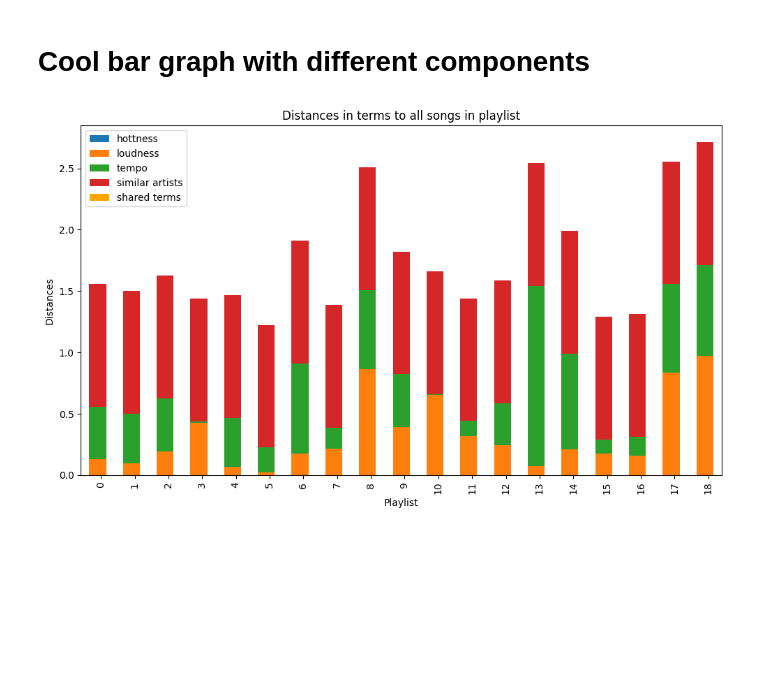
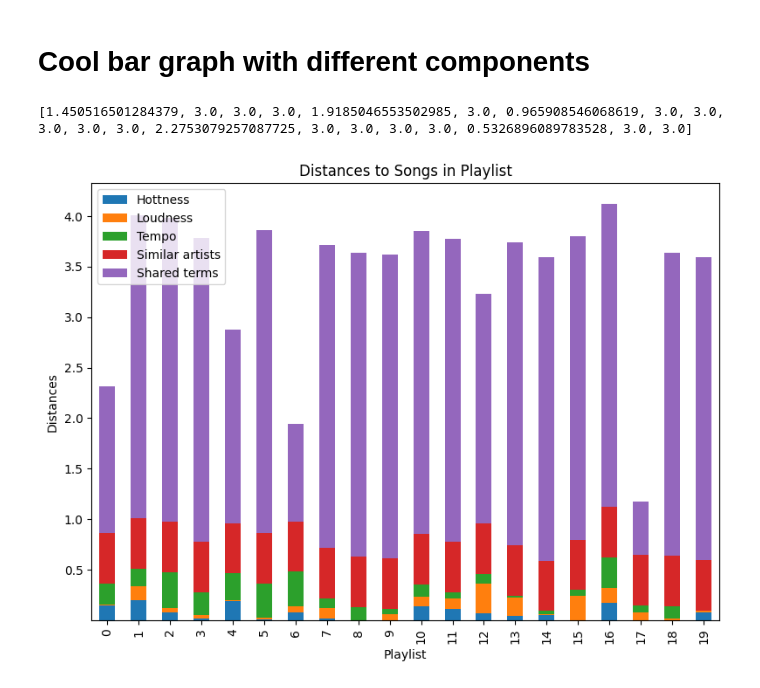
Before and after one commit to agarfel/CSE204-Project, a Jupyter notebook: model_study.ipynb, the cells around one changed output. Drawn from its saved outputs; the diff is of its cells as text; code cells hidden in the pictures; blank space fills up the shorter version.

```diff
--- a/model_study.ipynb
+++ b/model_study.ipynb
@@ -233,73 +199,73 @@ print(closest_n(songrec, playlist, 3))
 # Cool bar graph with different components
 # %%
 def bar_graph_data(songrec, pl, alphas = [1,1,1,1,1]):
-    hottness = [bd.distance(songrec, song, alphas, 'hottness') for song in pl]
-    loudness = [bd.distance(songrec, song, alphas, 'loudness') for song in pl]
-    tempo = [bd.distance(songrec, song, alphas, 'tempo') for song in pl]
-    similar_artists = [bd.distance(songrec, song, alphas, 'similar') for song in pl]
-    shared_terms = [bd.distance(songrec, song, alphas, 'terms') for song in pl]
+    hottness = [bd.distance(songrec, song, alphas, feature ='hottness') for song in pl]
+    loudness = [bd.distance(songrec, song, alphas, feature='loudness') for song in pl]
+    tempo = [bd.distance(songrec, song, alphas, feature='tempo') for song in pl]
+    similar_artists = [bd.distance(songrec, song, alphas, feature='similar') for song in pl]
+    shared_terms = [bd.distance(songrec, song, alphas, feature='terms') for song in pl]
 
     return hottness, loudness, tempo, similar_artists, shared_terms
 # %%
-
+import random
 #DATA
 
 # define songrec
 # define playlist
 
-playlist = [data.iloc[i] for i in range(20,40)]
-songrec = data.iloc[19]
-#def cluster_songs(starting_points, k, pl, song)print(terms1, weights1, term2, weights2)
+indices = random.sample(range(10000), 20)
+playlist = [data.iloc[i] for i in indices]
 
-alphas = [4,4,4,1,4]
+songrec = data.iloc[random.randint(0,10000)]
+alphas = [1,1,1,0.5,3]
+
+#for song in playlist:
+#    print(song['artist_terms'])
 
 hottness, loudness, tempo, similar_artists, shared_terms = bar_graph_data(songrec, playlist, alphas)
 names = [song['title'] for song in playlist]
+print(shared_terms)
 
 plotdata = {
-    'Playlist songs' : [i for i in range(len(playlist)-1)],
-    'hottness' : hottness[1:],
-    'loudness' : loudness[1:],
-    'tempo' : tempo[1:],
-    'similar artists' : similar_artists[1:],
-    'shared terms' : shared_terms[1:] #side bar plot
+    'Playlist songs' : [i for i in range(len(playlist))],
+    'Hottness' : hottness,
+    'Loudness' : loudness,
+    'Tempo' : tempo,
+    'Similar artists' : similar_artists,
+    'Shared terms' : shared_terms  #side bar plot
 }
 
 
 df = pd.DataFrame(plotdata)
 
 # Set 'Year' as the index
 df.set_index('Playlist songs', inplace=True)
 
 # Plotting the stacked bar chart
-fig, ax = plt.subplots(figsize=(10, 6))
+fig, ax = plt.subplots(figsize=(8, 6))
 
 # Plot the main stacked bars
-df[['hottness', 'loudness', 'tempo', 'similar artists']].plot(kind='bar', stacked=True, ax=ax)
+df[['Hottness', 'Loudness', 'Tempo', 'Similar artists', 'Shared terms']].plot(kind='bar', stacked=True, ax=ax)
 
-# Manually add the separate bar next to each group
-bar_width = 0.2
-x = np.arange(len(df.index))  # the label locations
-separate_bar_x = x + bar_width  # position for the separate bar
-
-ax.bar(separate_bar_x, df['shared terms'], width=bar_width, label='shared terms', color='orange')
 
 # Adding labels and title
 ax.set_xlabel('Playlist')
 ax.set_ylabel('Distances')
-ax.set_title('Distances in terms to all songs in playlist')
+ax.set_title('Distances to Songs in Playlist')
 
 # Setting x-ticks to be in the middle of the main and separate bars
-ax.set_xticks(x + bar_width / 2)
+ax.set_xticks(np.arange(len(playlist)))
 ax.set_xticklabels(df.index)
+
 
 # Adding a legend
 ax.legend()
 
 # Adjust layout to make room for the separate bars
 plt.tight_layout()
 
 # Show plot
 plt.show()
 # %% [output]
+[1.450516501284379, 3.0, 3.0, 3.0, 1.9185046553502985, 3.0, 0.965908546068619, 3.0, 3.0, 3.0, 3.0, 3.0, 2.2753079257087725, 3.0, 3.0, 3.0, 3.0, 0.5326896089783528, 3.0, 3.0]
-[figure, old version]
+[figure, new version]
```
Also changed, not shown: parts of 6 cells of this notebook, 4 other files.
